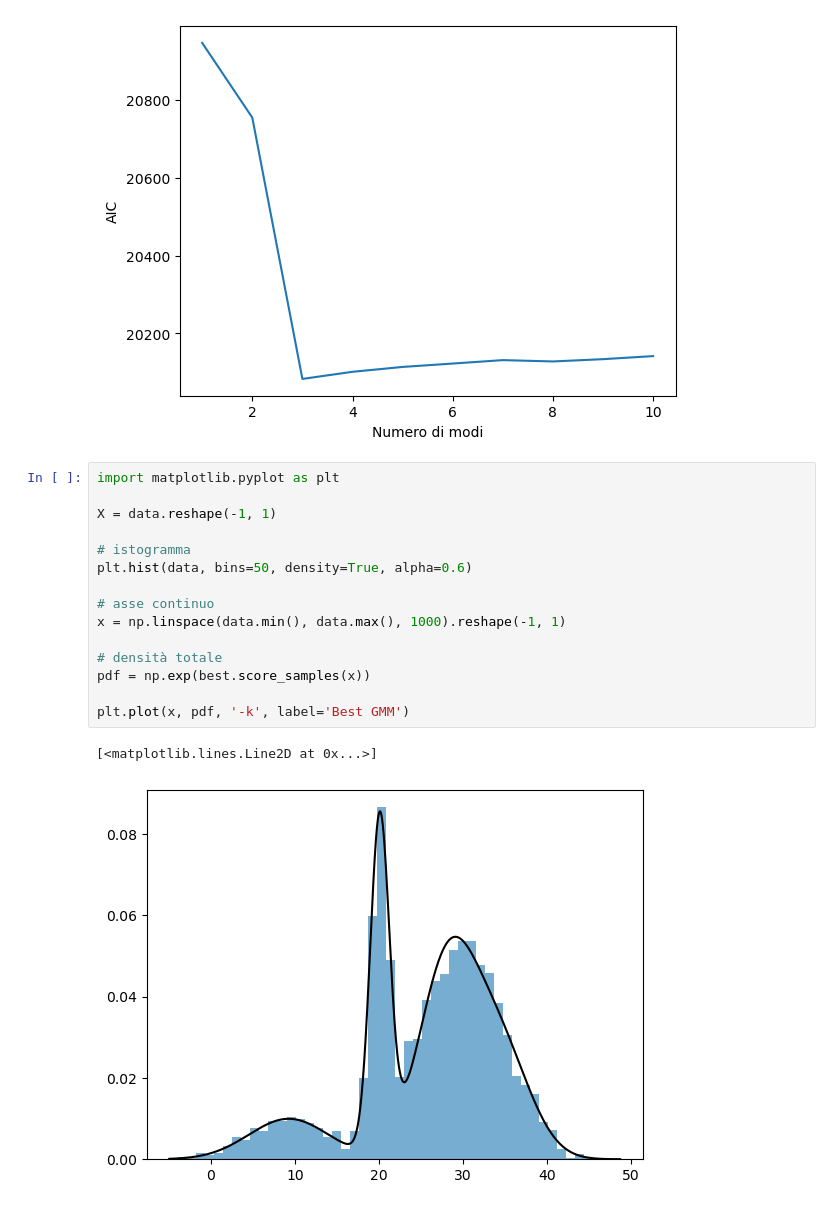
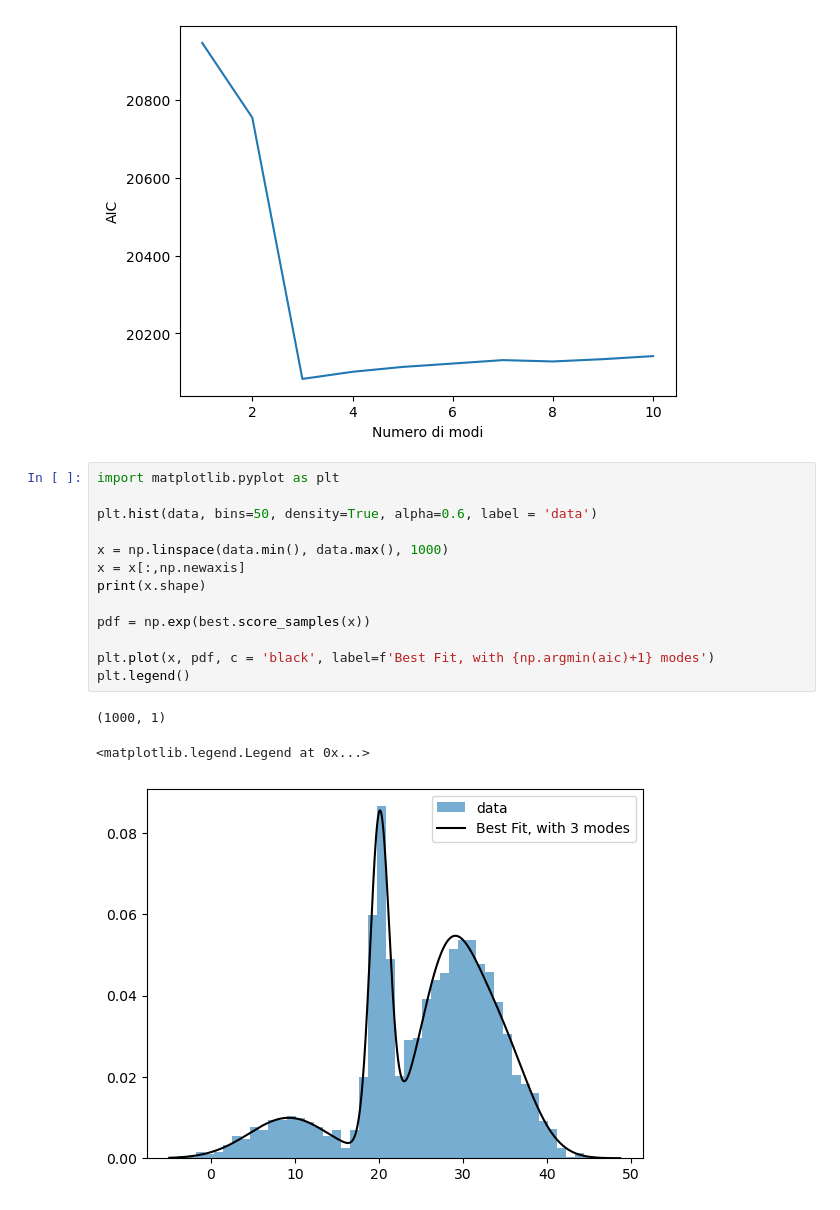
Before and after one commit to lsabatino03/astrostatistics_bicocca_2026, a Jupyter notebook: working/L06_GaussMix.ipynb, the cells around one changed output. Cells and saved outputs as stored; diff of their text form.

```diff
--- a/working/L06_GaussMix.ipynb
+++ b/working/L06_GaussMix.ipynb
@@ -150,18 +150,17 @@ best = models[np.argmin(aic)+1]
 # %%
 import matplotlib.pyplot as plt
 
-X = data.reshape(-1, 1)
+plt.hist(data, bins=50, density=True, alpha=0.6, label = 'data')
 
-# istogramma
-plt.hist(data, bins=50, density=True, alpha=0.6)
+x = np.linspace(data.min(), data.max(), 1000)
+x = x[:,np.newaxis]
+print(x.shape)
 
-# asse continuo
-x = np.linspace(data.min(), data.max(), 1000).reshape(-1, 1)
-
-# densità totale
 pdf = np.exp(best.score_samples(x))
 
-plt.plot(x, pdf, '-k', label='Best GMM')
+plt.plot(x, pdf, c = 'black', label=f'Best Fit, with {np.argmin(aic)+1} modes')
+plt.legend()
 # %% [output]
-[<matplotlib.lines.Line2D at 0x...>]
+(1000, 1)
+<matplotlib.legend.Legend at 0x...>
-[figure, old version]
+[figure, new version]
```
